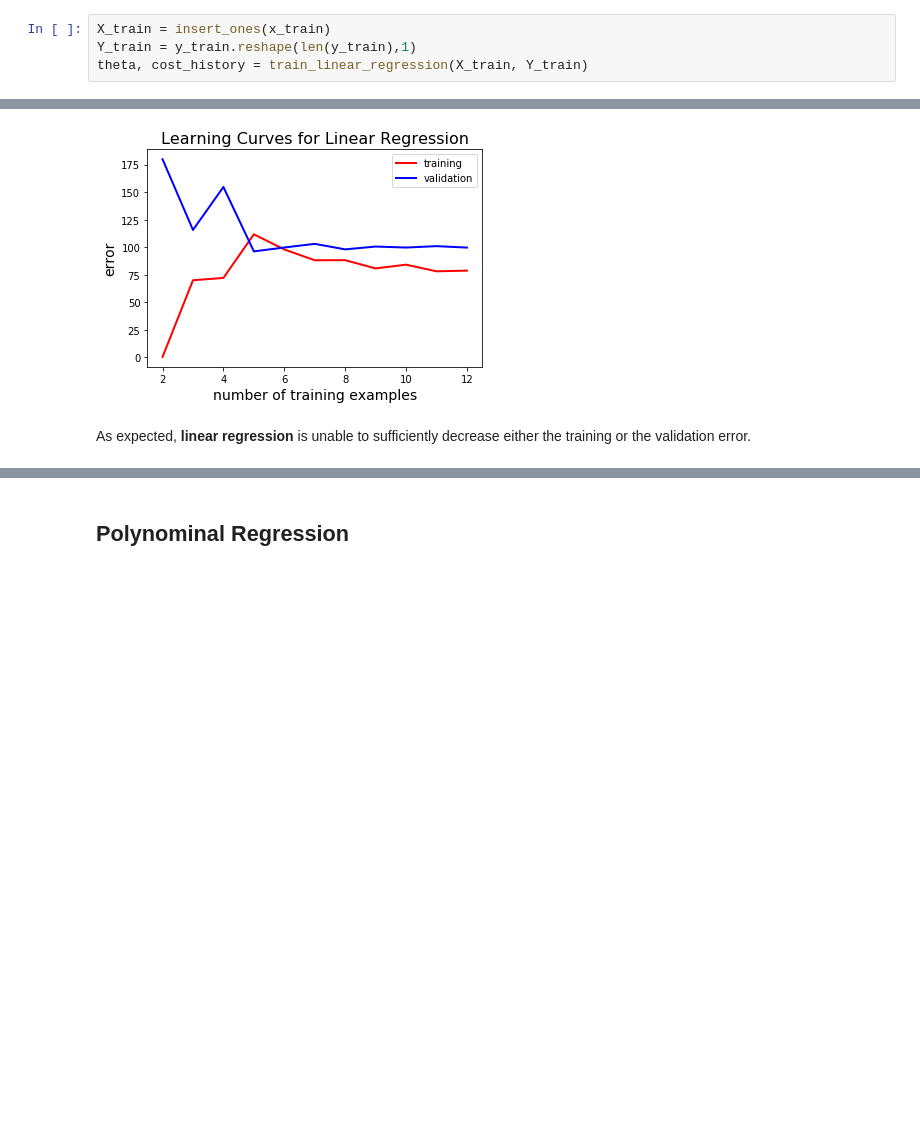
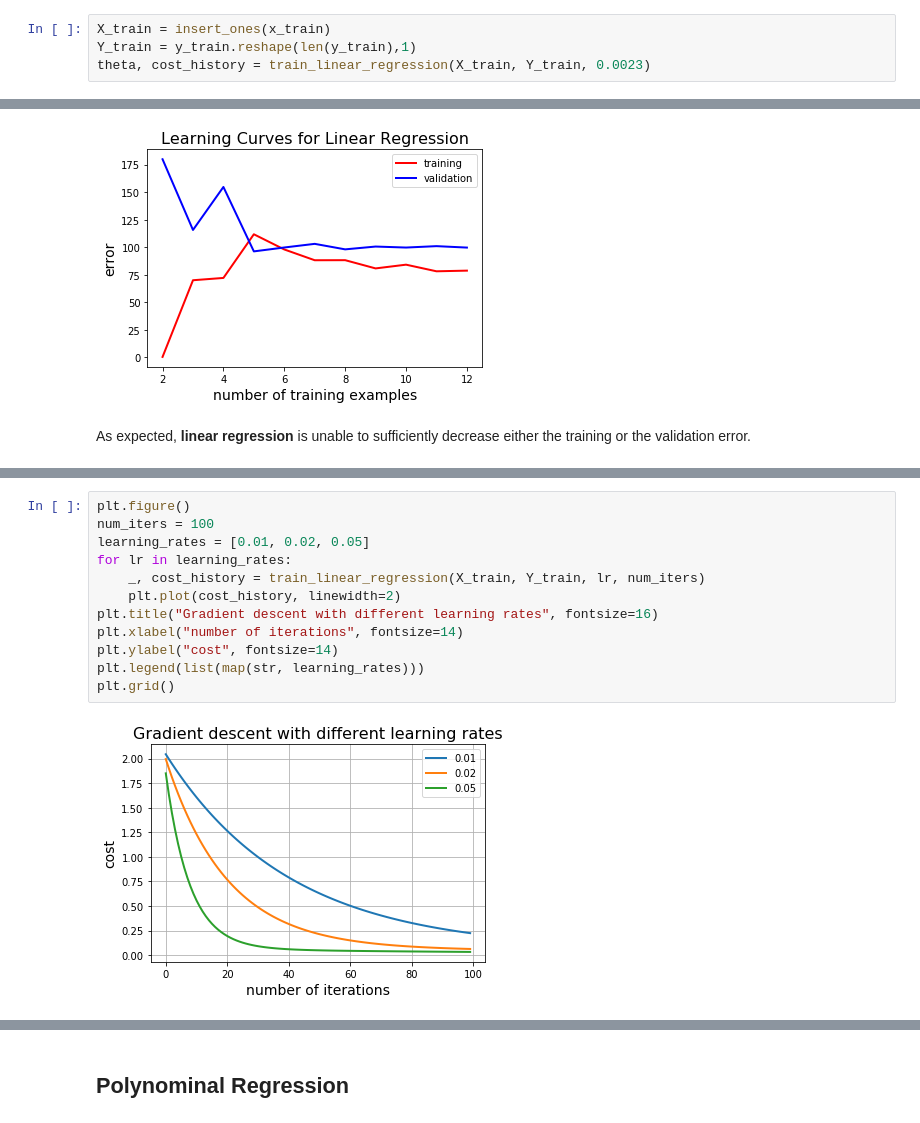
Before and after one commit to thomd/deep-learning-notes, a Jupyter notebook: learning-curves.ipynb, the cells around one changed output, grey strips where cells are left out. Saved outputs shown, nothing was run; the diff lists cells and outputs as text; blank space fills up the shorter version.

```diff
--- a/learning-curves.ipynb
+++ b/learning-curves.ipynb
@@ -62,6 +62,6 @@ def insert_ones(x):
 # %%
 X_train = insert_ones(x_train)
 Y_train = y_train.reshape(len(y_train),1)
-theta, cost_history = train_linear_regression(X_train, Y_train)
+theta, cost_history = train_linear_regression(X_train, Y_train, 0.0023)
 # %%
 hypothesis = X_train @ theta
@@ -118,0 +155,14 @@ As expected, **linear regression** is unable to sufficiently decrease either the
+# %%
+plt.figure()
+num_iters = 100
+learning_rates = [0.01, 0.02, 0.05]
+for lr in learning_rates:
+    _, cost_history = train_linear_regression(X_train, Y_train, lr, num_iters)
+    plt.plot(cost_history, linewidth=2)
+plt.title("Gradient descent with different learning rates", fontsize=16)
+plt.xlabel("number of iterations", fontsize=14)
+plt.ylabel("cost", fontsize=14)
+plt.legend(list(map(str, learning_rates)))
+plt.grid()
+# %% [output]
+[figure, added]
```
Also changed, not shown: parts of 7 cells of this notebook.
